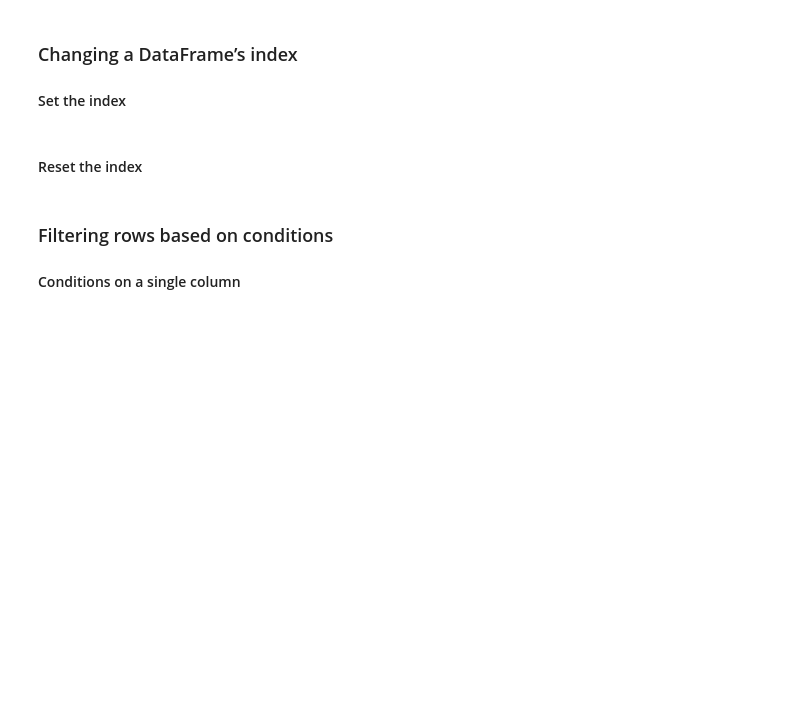
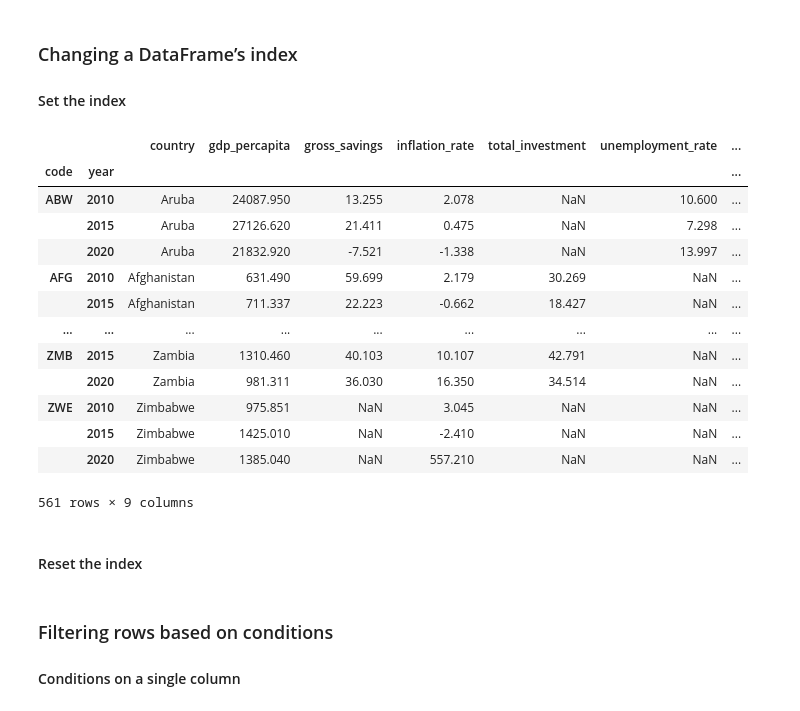
Before and after one commit to ismayc/oreilly-data-analysis-with-python, a Jupyter notebook: exercises_2026-05.ipynb, the cells around one changed output. Saved outputs shown, nothing was run; the diff lists cells and outputs as text; code cells hidden in the pictures; blank space fills up the shorter version.

```diff
--- a/exercises_2026-05.ipynb
+++ b/exercises_2026-05.ipynb
@@ -165,4 +388,20 @@ economies_renamed =
 #### Set the index
 # %%
 # Set unique combinations of 'code' and 'year' as the index
-economies_index = economies.
+economies_indexed = economies.set_index(['code', 'year'])
+economies_indexed
+# %% [output]
+|  |  | country | gdp_percapita | gross_savings | inflation_rate | total_investment | unemployment_rate | ... |
+| code | year |  |  |  |  |  |  | ... |
+| ABW | 2010 | Aruba | 24087.950 | 13.255 | 2.078 | NaN | 10.600 | ... |
+|  | 2015 | Aruba | 27126.620 | 21.411 | 0.475 | NaN | 7.298 | ... |
+|  | 2020 | Aruba | 21832.920 | -7.521 | -1.338 | NaN | 13.997 | ... |
+| AFG | 2010 | Afghanistan | 631.490 | 59.699 | 2.179 | 30.269 | NaN | ... |
+|  | 2015 | Afghanistan | 711.337 | 22.223 | -0.662 | 18.427 | NaN | ... |
+| ... | ... | ... | ... | ... | ... | ... | ... | ... |
+| ZMB | 2015 | Zambia | 1310.460 | 40.103 | 10.107 | 42.791 | NaN | ... |
+|  | 2020 | Zambia | 981.311 | 36.030 | 16.350 | 34.514 | NaN | ... |
+| ZWE | 2010 | Zimbabwe | 975.851 | NaN | 3.045 | NaN | NaN | ... |
+|  | 2015 | Zimbabwe | 1425.010 | NaN | -2.410 | NaN | NaN | ... |
+|  | 2020 | Zimbabwe | 1385.040 | NaN | 557.210 | NaN | NaN | ... |
+561 rows × 9 columns
```
Also changed, not shown: parts of 33 cells of this notebook, 29 other files.
